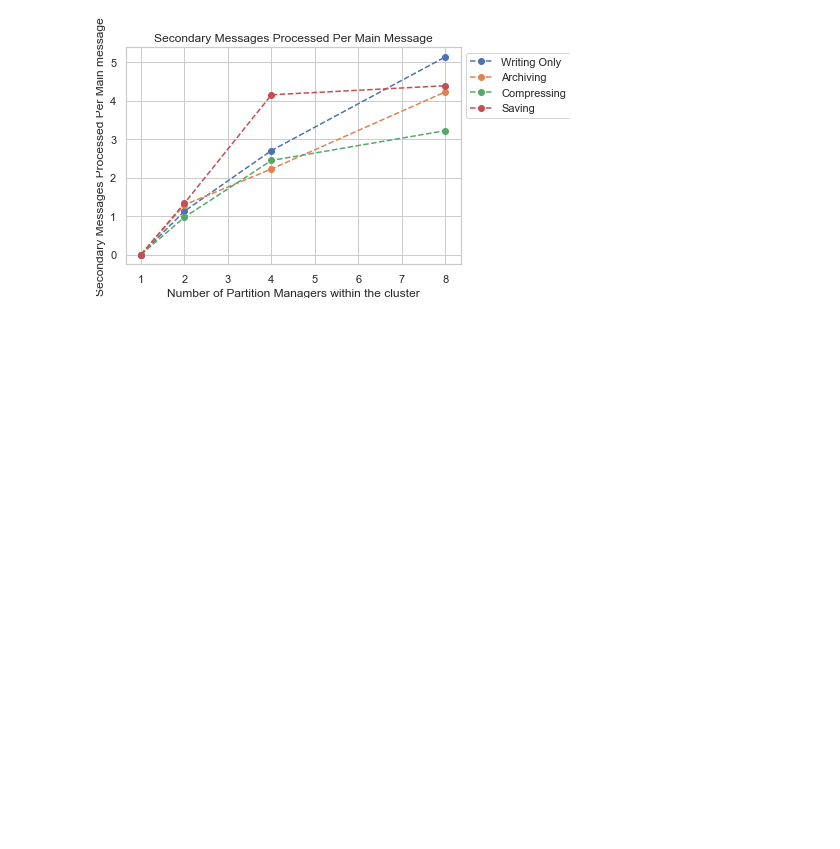
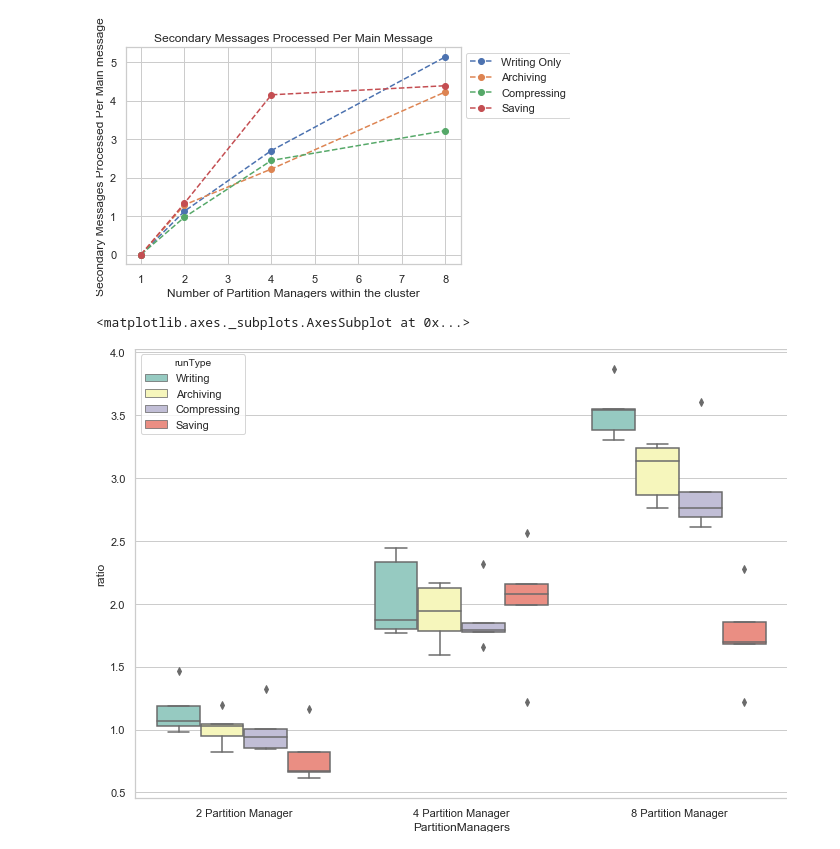
Before and after one commit to miratepuffin/Raphtory-Deployment, a Jupyter notebook: JupyterPlotting/Prometheus.ipynb, the cells around one changed output. Saved outputs shown, nothing was run; the diff lists cells and outputs as text; code cells hidden in the pictures; blank space fills up the shorter version.

```diff
--- a/JupyterPlotting/Prometheus.ipynb
+++ b/JupyterPlotting/Prometheus.ipynb
@@ -671,3 +654,51 @@ plt.legend(loc="upper left", bbox_to_anchor=(1,1))
 # %% [output]
 <matplotlib.legend.Legend at 0x...>
 [figure]
+# %%
+rowList = []
+def boxPlotDataframe(time,func1,func2,rowList,PartitionManagers,runType):
+    for start,end in time:
+        data = {}
+        data['runType']=runType
+        data['PartitionManagers'] =PartitionManagers
+        data1 = list(map(lambda x: int(x),func1(start,end)))
+        data1.sort()
+        data2 = list(map(lambda x: int(x),func2(start,end)))
+        data2.sort()
+        maxRatio = data1[int((len(data1)/100)*80)]/data2[int((len(data2)/100)*80)]
+
+        #data1 = func1(start,end).sort()
+        #data2 = func2(start,end).sort()
+        #maxRatio = ((max(map(lambda x: int(x),data1)))/(max(map(lambda x: int(x),data2))))
+        data['ratio']=maxRatio
+        rowList.append(data)
+
+#boxPlotDataframe(Write1,secondaryMessages,updates,rowList,"1 Partition Manager","Writing")
+boxPlotDataframe(Write2,secondaryMessages,updates,rowList,"2 Partition Manager","Writing")
+boxPlotDataframe(Write4,secondaryMessages,updates,rowList,"4 Partition Manager","Writing")
+boxPlotDataframe(Write8,secondaryMessages,updates,rowList,"8 Partition Manager","Writing")
+
+#boxPlotDataframe(Archive1,secondaryMessages,updates,rowList,"1 Partition Manager","Archiving")
+boxPlotDataframe(Archive2,secondaryMessages,updates,rowList,"2 Partition Manager","Archiving")
+boxPlotDataframe(Archive4,secondaryMessages,updates,rowList,"4 Partition Manager","Archiving")
+boxPlotDataframe(Archive8,secondaryMessages,updates,rowList,"8 Partition Manager","Archiving")
+
+#boxPlotDataframe(compress1,secondaryMessages,updates,rowList,"1 Partition Manager","Compressing")
+boxPlotDataframe(compress2,secondaryMessages,updates,rowList,"2 Partition Manager","Compressing")
+boxPlotDataframe(compress4,secondaryMessages,updates,rowList,"4 Partition Manager","Compressing")
+boxPlotDataframe(compress8,secondaryMessages,updates,rowList,"8 Partition Manager","Compressing")
+
+#boxPlotDataframe(save1,secondaryMessages,updates,rowList,"1 Partition Manager","Saving")
+boxPlotDataframe(save2,secondaryMessages,updates,rowList,"2 Partition Manager","Saving")
+boxPlotDataframe(save4,secondaryMessages,updates,rowList,"4 Partition Manager","Saving")
+boxPlotDataframe(save8,secondaryMessages,updates,rowList,"8 Partition Manager","Saving")
+
+a4_dims = (11.7, 8.27)
+fig, ax = plt.subplots(figsize=a4_dims)
+
+
+df = pd.DataFrame(rowList)
+sns.boxplot(ax=ax, x="PartitionManagers", y="ratio", hue="runType",data=df, palette="Set3")
+# %% [output]
+<matplotlib.axes._subplots.AxesSubplot at 0x...>
+[figure, added]
```
Also changed, not shown: parts of 5 cells of this notebook.
